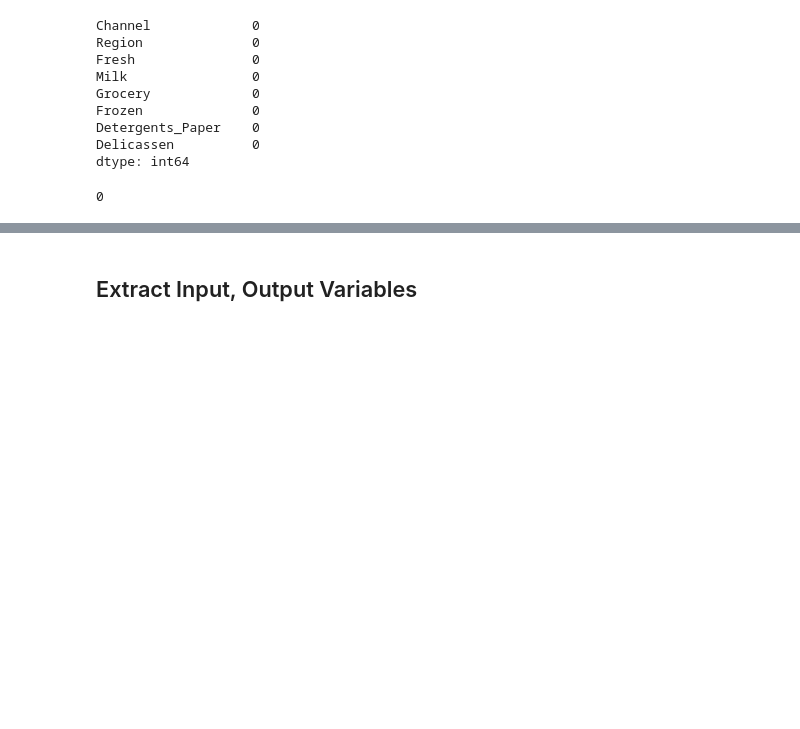
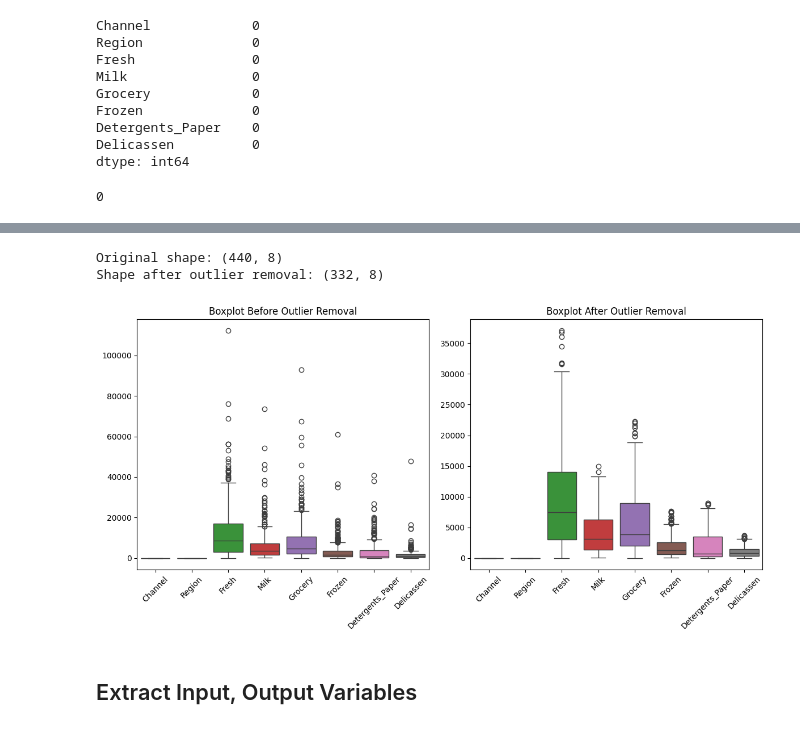
Before and after one commit to SobiaNoorAI/Wholesale-Customer-Segmentation-and-Spending-Behavior-Analysis-By-ML, a Jupyter notebook: Logistic_Regression_Wholesale_Customers.ipynb, the cells around one changed output, grey strips where cells are left out. Saved outputs shown, nothing was run; the diff lists cells and outputs as text; code cells hidden in the pictures; blank space fills up the shorter version.

```diff
--- a/Logistic_Regression_Wholesale_Customers.ipynb
+++ b/Logistic_Regression_Wholesale_Customers.ipynb
@@ -93,3 +104,43 @@ print(Wholesale_df.duplicated().sum())
+# %%
+# Calculate quantiles for outlier removal
+# 25th percentile of the data
+Q1 = Wholesale_df.quantile(0.25)
+# 75th percentile of the data
+Q3 = Wholesale_df.quantile(0.75)
+IQR = Q3 - Q1
+
+# Define bounds for outliers
+lower_bound = Q1 - 1.5 * IQR
+upper_bound = Q3 + 1.5 * IQR
+
+# Remove outliers
+Wholesale_df_no_outliers = Wholesale_df[~((Wholesale_df < lower_bound) | (Wholesale_df > upper_bound)).any(axis=1)]
+
+# Print the shape of the DataFrame before and after outlier removal
+print("Original shape:", Wholesale_df.shape)
+print("Shape after outlier removal:", Wholesale_df_no_outliers.shape)
+# %% [output]
+Original shape: (440, 8)
+Shape after outlier removal: (332, 8)
+# %%
+plt.figure(figsize=(12, 6))
+
+#outlier boxplot
+plt.subplot(1, 2, 1)
+sns.boxplot(data=Wholesale_df)
+plt.xticks(rotation=45)
+plt.title("Boxplot Before Outlier Removal")
+
+#outlier boxplot after removal
+plt.subplot(1, 2, 2)
+sns.boxplot(data=Wholesale_df_no_outliers)
+plt.xticks(rotation=45)
+plt.title("Boxplot After Outlier Removal")
+
+plt.tight_layout()
+plt.show()
+# %% [output]
+[figure, added]
 # %% [markdown]
 ## Extract Input, Output Variables
 # %%
```
Also changed, not shown: parts of 12 cells of this notebook.
